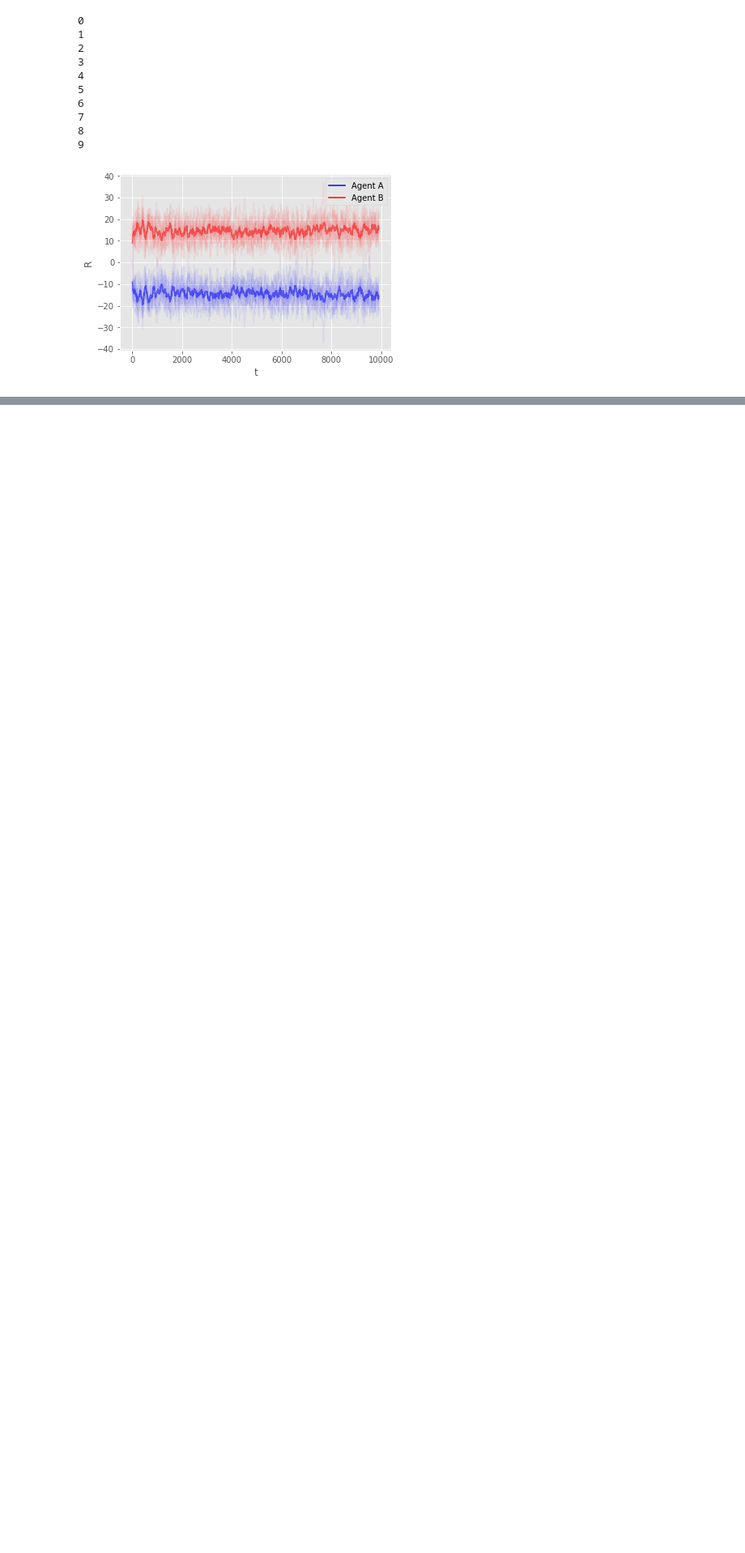
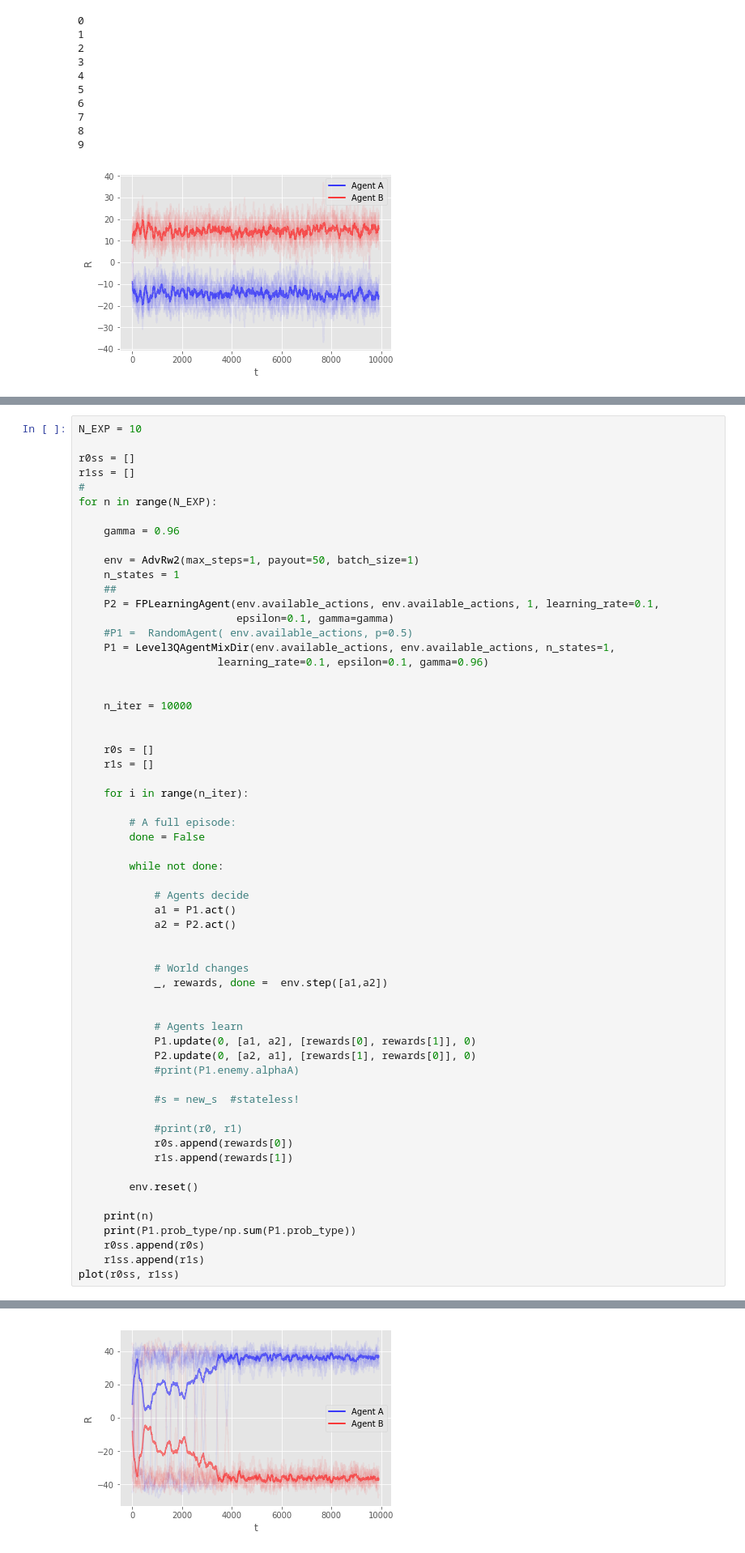
Before and after one commit to vicgalle/ARAMARL, a Jupyter notebook: friend_or_foe.ipynb, the cells around one changed output, grey strips where cells are left out. Shown: that part at 81% size. Saved outputs shown, nothing was run; the diff lists cells and outputs as text; blank space fills up the shorter version.

Commit message:
Add Level3 Mixture using Dirichlet priors for probabilities of types

```diff
--- a/friend_or_foe.ipynb
+++ b/friend_or_foe.ipynb
@@ -796,0 +800,61 @@ plot(r0ss, r1ss)
+# %%
+N_EXP = 10
+
+r0ss = []
+r1ss = []
+#
+for n in range(N_EXP):
+
+    gamma = 0.96
+
+    env = AdvRw2(max_steps=1, payout=50, batch_size=1)
+    n_states = 1
+    ##
+    P2 = FPLearningAgent(env.available_actions, env.available_actions, 1, learning_rate=0.1,
+                         epsilon=0.1, gamma=gamma)
+    #P1 =  RandomAgent( env.available_actions, p=0.5)
+    P1 = Level3QAgentMixDir(env.available_actions, env.available_actions, n_states=1,
+                      learning_rate=0.1, epsilon=0.1, gamma=0.96)
+
+
+    n_iter = 10000
+
+
+    r0s = []
+    r1s = []
+
+    for i in range(n_iter):
+
+        # A full episode:
+        done = False
+
+        while not done:
+
+            # Agents decide
+            a1 = P1.act()
+            a2 = P2.act()
+
+
+            # World changes
+            _, rewards, done =  env.step([a1,a2])
+
+
+            # Agents learn
+            P1.update(0, [a1, a2], [rewards[0], rewards[1]], 0)
+            P2.update(0, [a2, a1], [rewards[1], rewards[0]], 0)
+            #print(P1.enemy.alphaA)
+
+            #s = new_s  #stateless!
+
+            #print(r0, r1)
+            r0s.append(rewards[0])
+            r1s.append(rewards[1])
+
+        env.reset()
+
+    print(n)
+    print(P1.prob_type/np.sum(P1.prob_type))
+    r0ss.append(r0s)
+    r1ss.append(r1s)
+plot(r0ss, r1ss)
+# %% [output]
@@ -796,0 +881 @@ plot(r0ss, r1ss)
+[figure, added]
```
Also changed, not shown: parts of 5 cells of this notebook, 1 other file.
